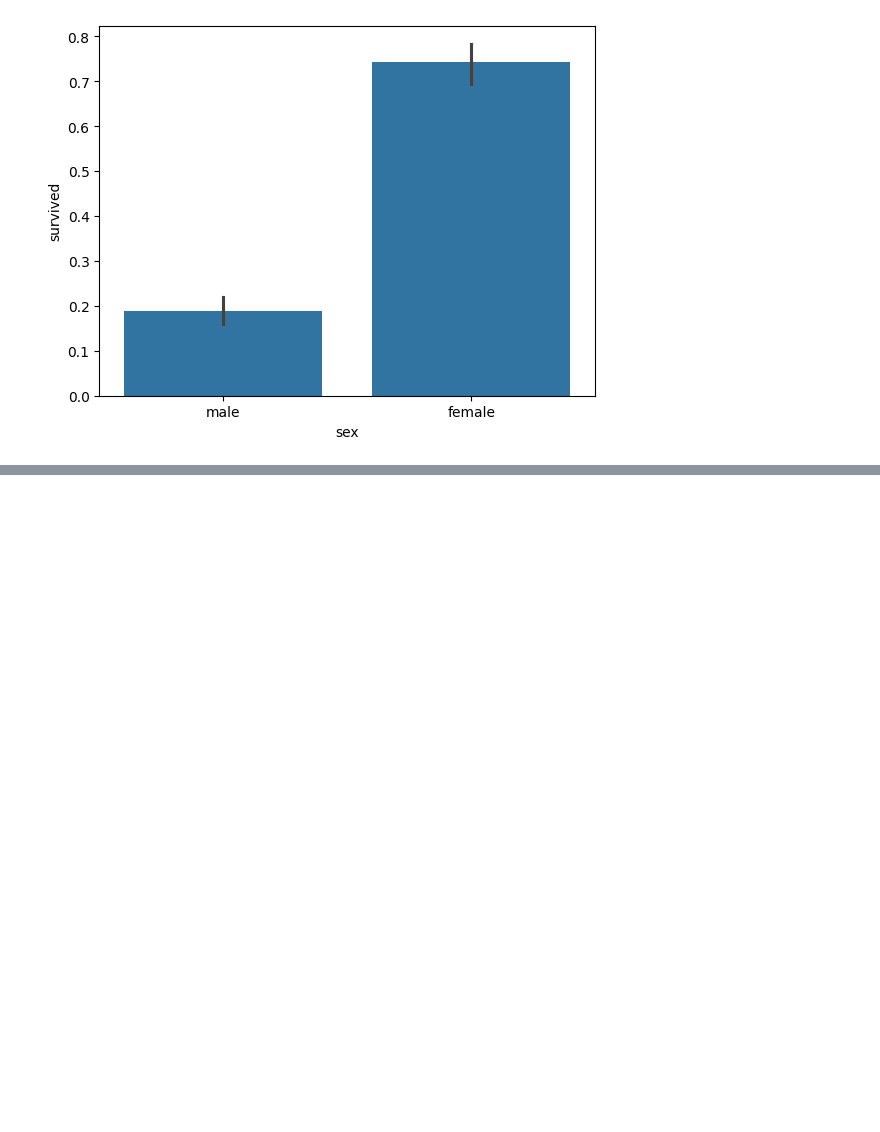
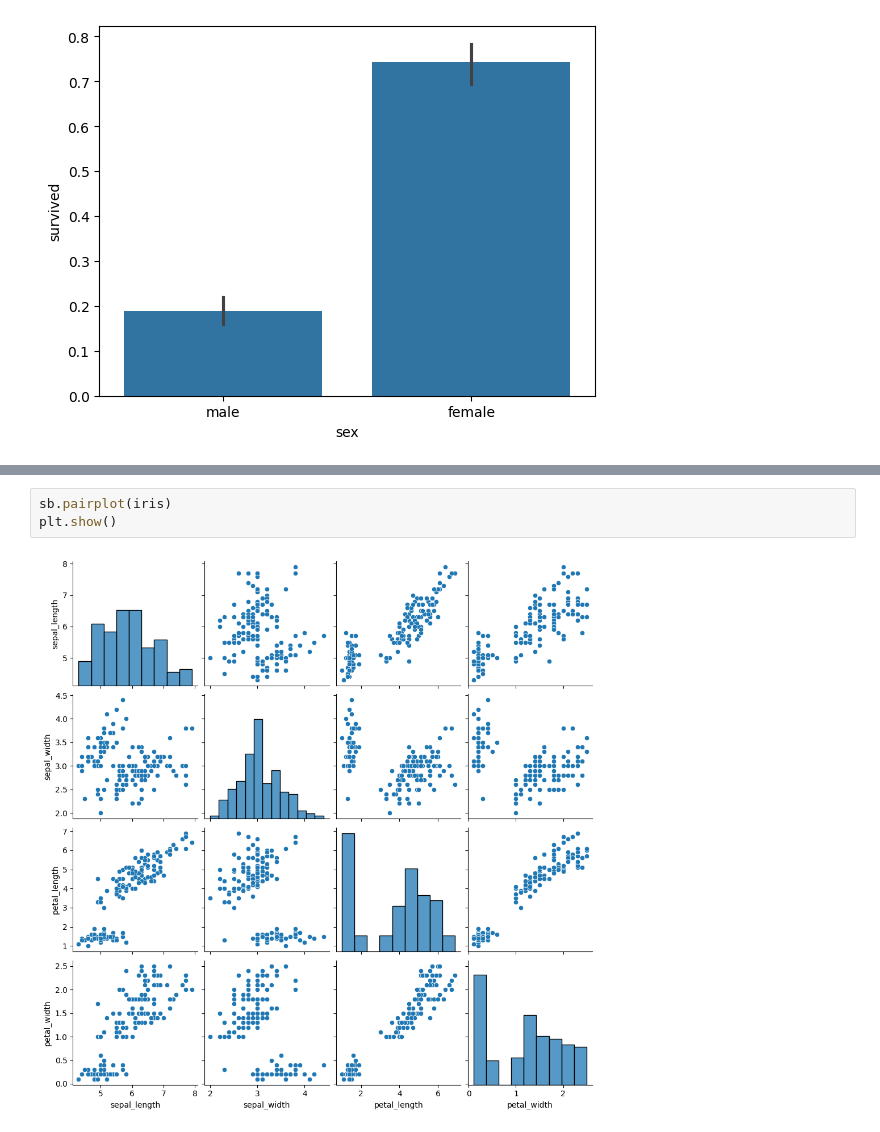
Before and after one commit to LeanGG-10/python, a Jupyter notebook: Medio/sprint1.ipynb, the cells around one changed output, grey strips where cells are left out. Drawn from its saved outputs; the diff is of its cells as text; blank space fills up the shorter version.

```diff
--- a/Medio/sprint1.ipynb
+++ b/Medio/sprint1.ipynb
@@ -415,0 +441,5 @@ plt.show()
+# %%
+sb.pairplot(iris)
+plt.show()
+# %% [output]
+[figure, added]
```
Also changed, not shown: parts of 21 cells of this notebook, 1 other file.
